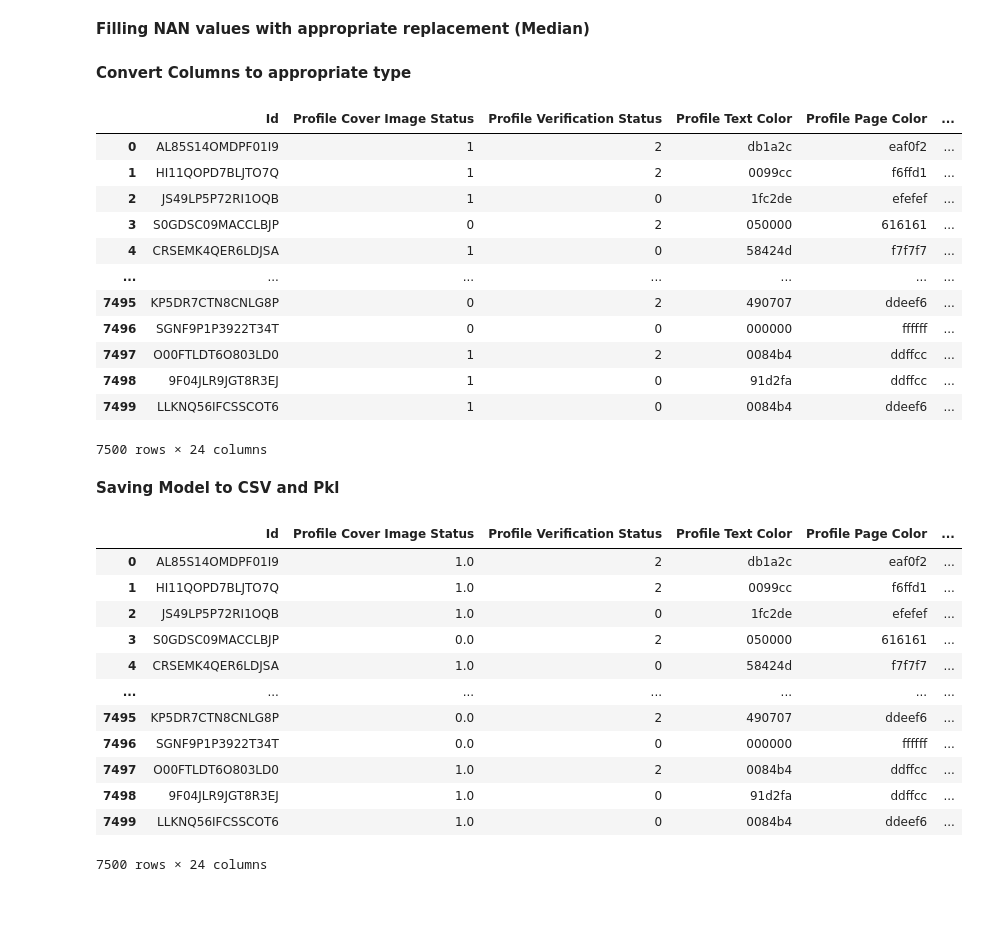
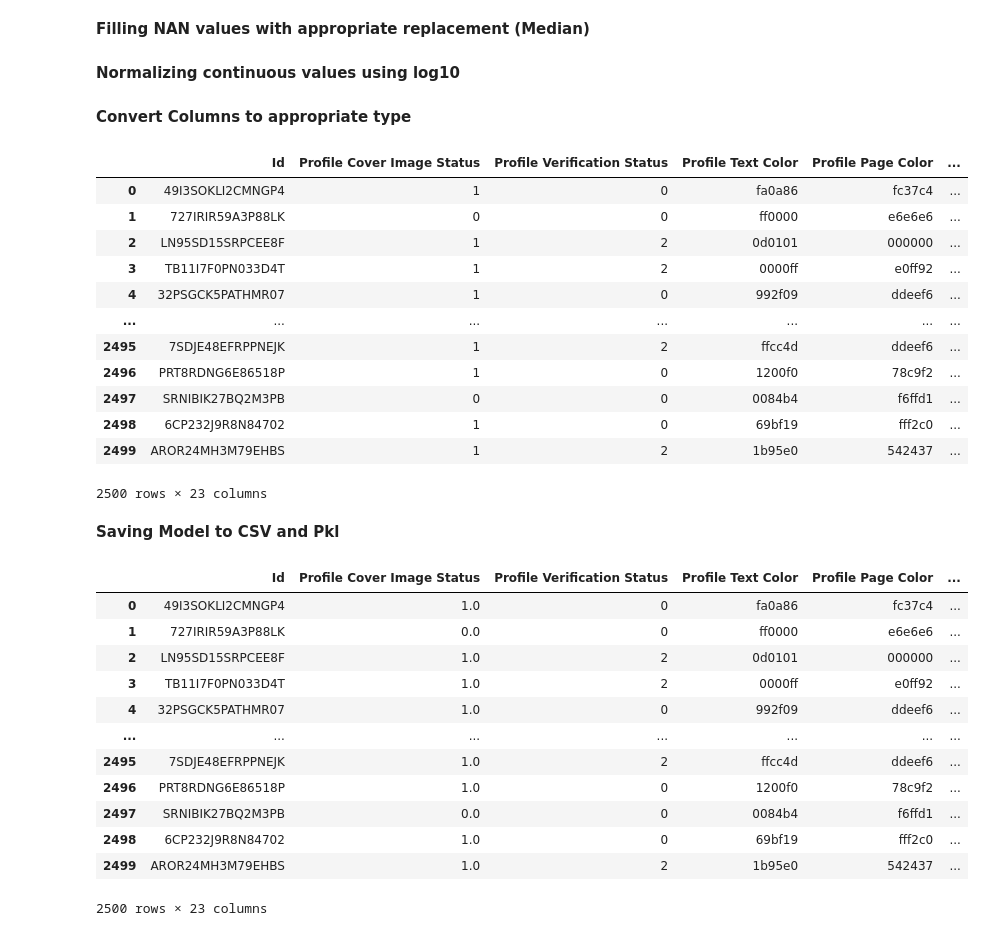
Before and after one commit to syrix78/IFT6758_Competition, a Jupyter notebook: data_cleaner.ipynb, the cells around one changed output. Cells and saved outputs as stored; diff of their text form; code cells hidden in the pictures; blank space fills up the shorter version.

```diff
--- a/data_cleaner.ipynb
+++ b/data_cleaner.ipynb
@@ -7,7 +7,7 @@ import seaborn as sns
 
 from sklearn.preprocessing import LabelEncoder
 # %%
-df_train = pd.read_csv("train.csv")
+df_train = pd.read_csv("test.csv")
 df_train_copy = df_train.copy()
 # %%
 df_train.info()
@@ -144,46 +143,53 @@ df_train["Avg Daily Profile Clicks"] = df_train["Avg Daily Profile Clicks"].roun
 **Filling NAN values with appropriate replacement (Median)**
 # %%
 df_train = df_train.fillna(df_train.median())
+# %% [markdown]
+**Normalizing continuous values using log10**
+# %%
+continuous_columns = ["Num of Followers", "Num of People Following", "Num of Status Updates", "Num of Direct Messages", "Avg Daily Profile Visit Duration in seconds", "Avg Daily Profile Clicks"]
+
+for c in continuous_columns:
+  df_train[c] = np.log10(df_train[c] + 1)
 # %% [markdown]
 **Convert Columns to appropriate type**
 # %%
 
 df_train.astype({'Profile Cover Image Status': 'int64',
                  'UTC Offset': 'int64',
                  'Location Public Visibility': 'int64',
-                 'Profile Creation WeekDay': 'int64',
-                 'Avg Daily Profile Visit Duration in seconds': 'int64',
-                 'Avg Daily Profile Clicks': 'int64'})
+                 'Profile Creation WeekDay': 'int64'
+
+                 })
 # %% [output]
 |  | Id | Profile Cover Image Status | Profile Verification Status | Profile Text Color | Profile Page Color | ... |
-| 0 | AL85S14OMDPF01I9 | 1 | 2 | db1a2c | eaf0f2 | ... |
-| 1 | HI11QOPD7BLJTO7Q | 1 | 2 | 0099cc | f6ffd1 | ... |
-| 2 | JS49LP5P72RI1OQB | 1 | 0 | 1fc2de | efefef | ... |
-| 3 | S0GDSC09MACCLBJP | 0 | 2 | 050000 | 616161 | ... |
-| 4 | CRSEMK4QER6LDJSA | 1 | 0 | 58424d | f7f7f7 | ... |
+| 0 | 49I3SOKLI2CMNGP4 | 1 | 0 | fa0a86 | fc37c4 | ... |
+| 1 | 727IRIR59A3P88LK | 0 | 0 | ff0000 | e6e6e6 | ... |
+| 2 | LN95SD15SRPCEE8F | 1 | 2 | 0d0101 | 000000 | ... |
+| 3 | TB11I7F0PN033D4T | 1 | 2 | 0000ff | e0ff92 | ... |
+| 4 | 32PSGCK5PATHMR07 | 1 | 0 | 992f09 | ddeef6 | ... |
 | ... | ... | ... | ... | ... | ... | ... |
-| 7495 | KP5DR7CTN8CNLG8P | 0 | 2 | 490707 | ddeef6 | ... |
-| 7496 | SGNF9P1P3922T34T | 0 | 0 | 000000 | ffffff | ... |
-| 7497 | O00FTLDT6O803LD0 | 1 | 2 | 0084b4 | ddffcc | ... |
-| 7498 | 9F04JLR9JGT8R3EJ | 1 | 0 | 91d2fa | ddffcc | ... |
-| 7499 | LLKNQ56IFCSSCOT6 | 1 | 0 | 0084b4 | ddeef6 | ... |
+| 2495 | 7SDJE48EFRPPNEJK | 1 | 2 | ffcc4d | ddeef6 | ... |
+| 2496 | PRT8RDNG6E86518P | 1 | 0 | 1200f0 | 78c9f2 | ... |
+| 2497 | SRNIBIK27BQ2M3PB | 0 | 0 | 0084b4 | f6ffd1 | ... |
+| 2498 | 6CP232J9R8N84702 | 1 | 0 | 69bf19 | fff2c0 | ... |
+| 2499 | AROR24MH3M79EHBS | 1 | 2 | 1b95e0 | 542437 | ... |
-7500 rows × 24 columns
+2500 rows × 23 columns
 # %% [markdown]
 **Saving Model to CSV and Pkl**
 # %%
 df_train
 # %% [output]
 |  | Id | Profile Cover Image Status | Profile Verification Status | Profile Text Color | Profile Page Color | ... |
-| 0 | AL85S14OMDPF01I9 | 1.0 | 2 | db1a2c | eaf0f2 | ... |
-| 1 | HI11QOPD7BLJTO7Q | 1.0 | 2 | 0099cc | f6ffd1 | ... |
-| 2 | JS49LP5P72RI1OQB | 1.0 | 0 | 1fc2de | efefef | ... |
-| 3 | S0GDSC09MACCLBJP | 0.0 | 2 | 050000 | 616161 | ... |
-| 4 | CRSEMK4QER6LDJSA | 1.0 | 0 | 58424d | f7f7f7 | ... |
+| 0 | 49I3SOKLI2CMNGP4 | 1.0 | 0 | fa0a86 | fc37c4 | ... |
+| 1 | 727IRIR59A3P88LK | 0.0 | 0 | ff0000 | e6e6e6 | ... |
+| 2 | LN95SD15SRPCEE8F | 1.0 | 2 | 0d0101 | 000000 | ... |
+| 3 | TB11I7F0PN033D4T | 1.0 | 2 | 0000ff | e0ff92 | ... |
+| 4 | 32PSGCK5PATHMR07 | 1.0 | 0 | 992f09 | ddeef6 | ... |
 | ... | ... | ... | ... | ... | ... | ... |
-| 7495 | KP5DR7CTN8CNLG8P | 0.0 | 2 | 490707 | ddeef6 | ... |
-| 7496 | SGNF9P1P3922T34T | 0.0 | 0 | 000000 | ffffff | ... |
-| 7497 | O00FTLDT6O803LD0 | 1.0 | 2 | 0084b4 | ddffcc | ... |
-| 7498 | 9F04JLR9JGT8R3EJ | 1.0 | 0 | 91d2fa | ddffcc | ... |
-| 7499 | LLKNQ56IFCSSCOT6 | 1.0 | 0 | 0084b4 | ddeef6 | ... |
+| 2495 | 7SDJE48EFRPPNEJK | 1.0 | 2 | ffcc4d | ddeef6 | ... |
+| 2496 | PRT8RDNG6E86518P | 1.0 | 0 | 1200f0 | 78c9f2 | ... |
+| 2497 | SRNIBIK27BQ2M3PB | 0.0 | 0 | 0084b4 | f6ffd1 | ... |
+| 2498 | 6CP232J9R8N84702 | 1.0 | 0 | 69bf19 | fff2c0 | ... |
+| 2499 | AROR24MH3M79EHBS | 1.0 | 2 | 1b95e0 | 542437 | ... |
-7500 rows × 24 columns
+2500 rows × 23 columns
 # %%
```
Also changed, not shown: parts of 3 cells of this notebook, 3 other files.
